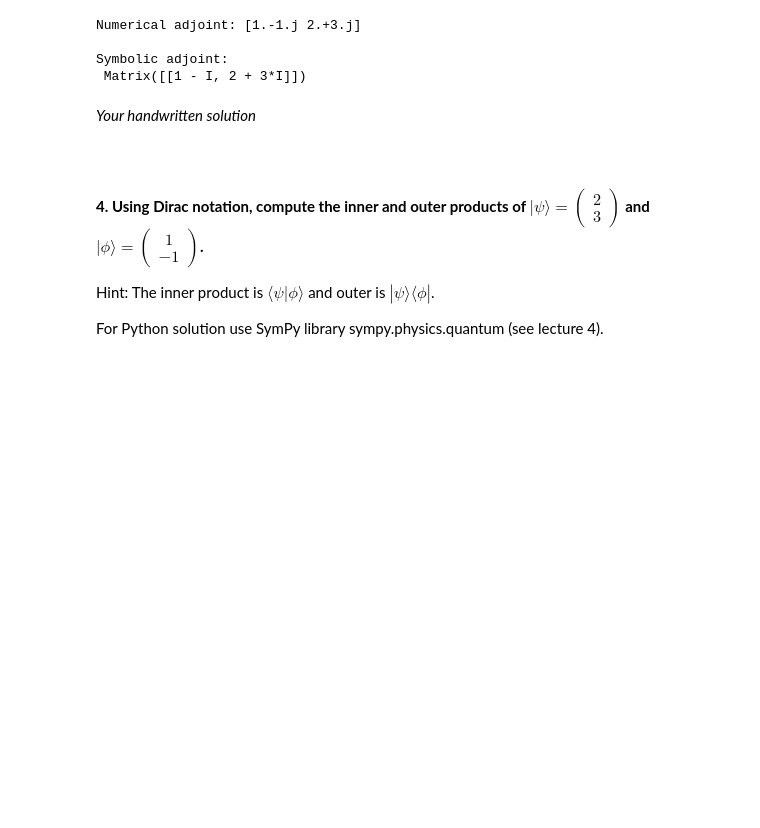
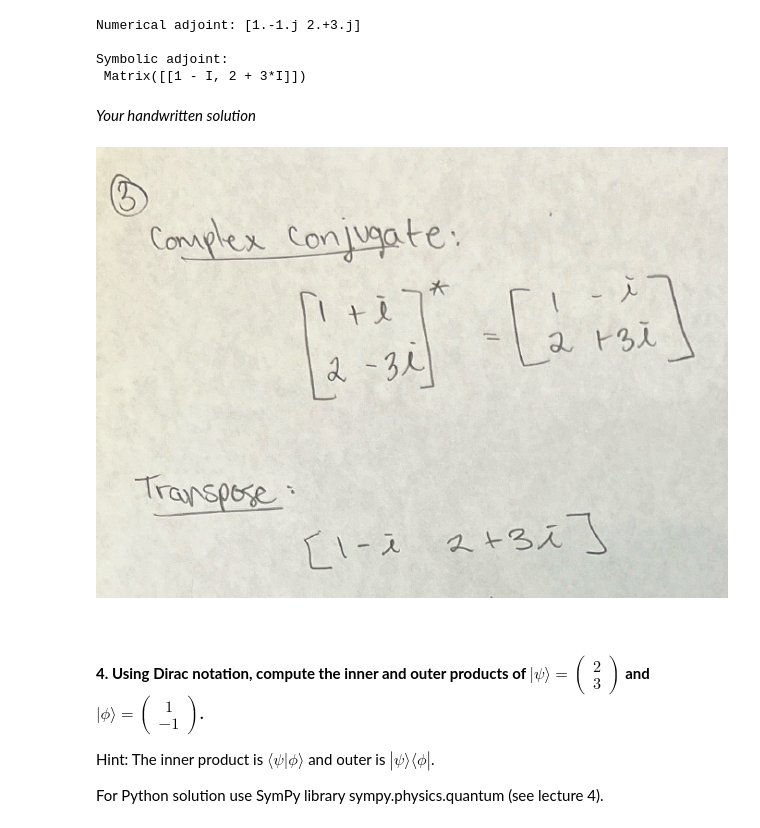
Before and after one commit to CoelhoNunes/Quantum-2024, a Jupyter notebook: Home Work #2.ipynb, the cells around one changed output. Saved outputs shown, nothing was run; the diff lists cells and outputs as text; code cells hidden in the pictures; blank space fills up the shorter version.

```diff
--- a/Home Work #2.ipynb
+++ b/Home Work #2.ipynb
@@ -118,6 +130,11 @@ Symbolic adjoint:
  Matrix([[1 - I, 2 + 3*I]])
 # %% [markdown]
 *Your handwritten solution*
+# %%
+# Display the image
+Image(filename='HW#2 Pictures/3.png')
+# %% [output]
+[figure, added]
 # %% [markdown]
 <br>
 # %% [markdown]
```
Also changed, not shown: parts of 5 cells of this notebook, 6 other files.
